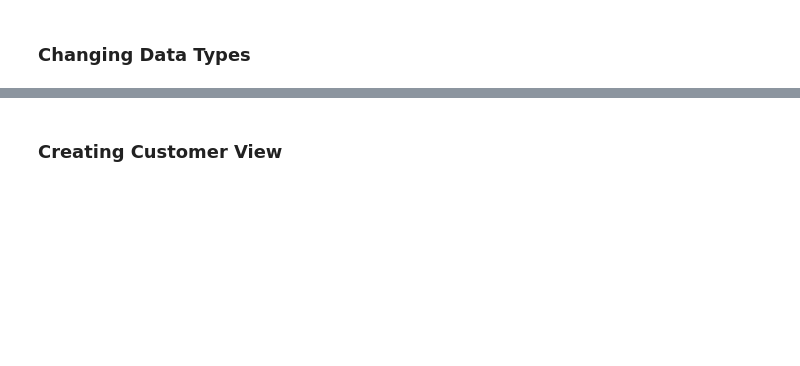
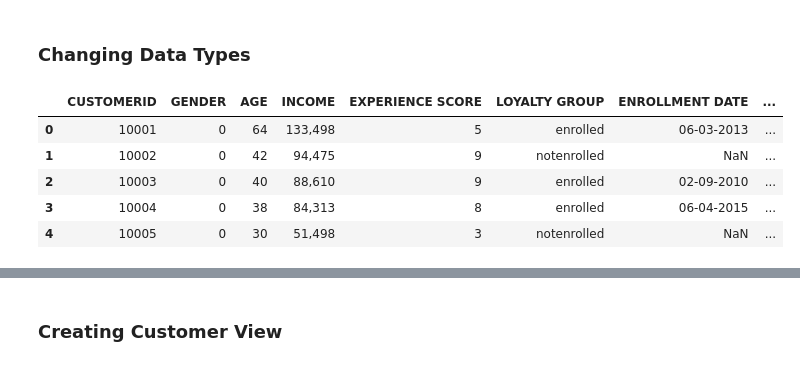
Before and after one commit to Amref-Health-Africa-in-Uganda/IBM_Digital_Nation, a Jupyter notebook: Exercise-Classification.ipynb, the cells around one changed output, grey strips where cells are left out. Saved outputs shown, nothing was run; the diff lists cells and outputs as text; code cells hidden in the pictures; blank space fills up the shorter version.

```diff
--- a/Exercise-Classification.ipynb
+++ b/Exercise-Classification.ipynb
@@ -45,5 +45,13 @@ customer_data.head()
 ### Changing Data Types
 # %%
 customer_data['INCOME']=customer_data['INCOME'].map(lambda x : x.replace('$',''))
+customer_data.head()
+# %% [output]
+|  | CUSTOMERID | GENDER | AGE | INCOME | EXPERIENCE SCORE | LOYALTY GROUP | ENROLLMENT DATE | ... |
+| 0 | 10001 | 0 | 64 | 133,498 | 5 | enrolled | 06-03-2013 | ... |
+| 1 | 10002 | 0 | 42 | 94,475 | 9 | notenrolled | NaN | ... |
+| 2 | 10003 | 0 | 40 | 88,610 | 9 | enrolled | 02-09-2010 | ... |
+| 3 | 10004 | 0 | 38 | 84,313 | 8 | enrolled | 06-04-2015 | ... |
+| 4 | 10005 | 0 | 30 | 51,498 | 3 | notenrolled | NaN | ... |
 # %%
 customer_data['INCOME']=customer_data['INCOME'].map(lambda x : int(x.replace(',','')))
```
Also changed, not shown: parts of 37 cells of this notebook.
